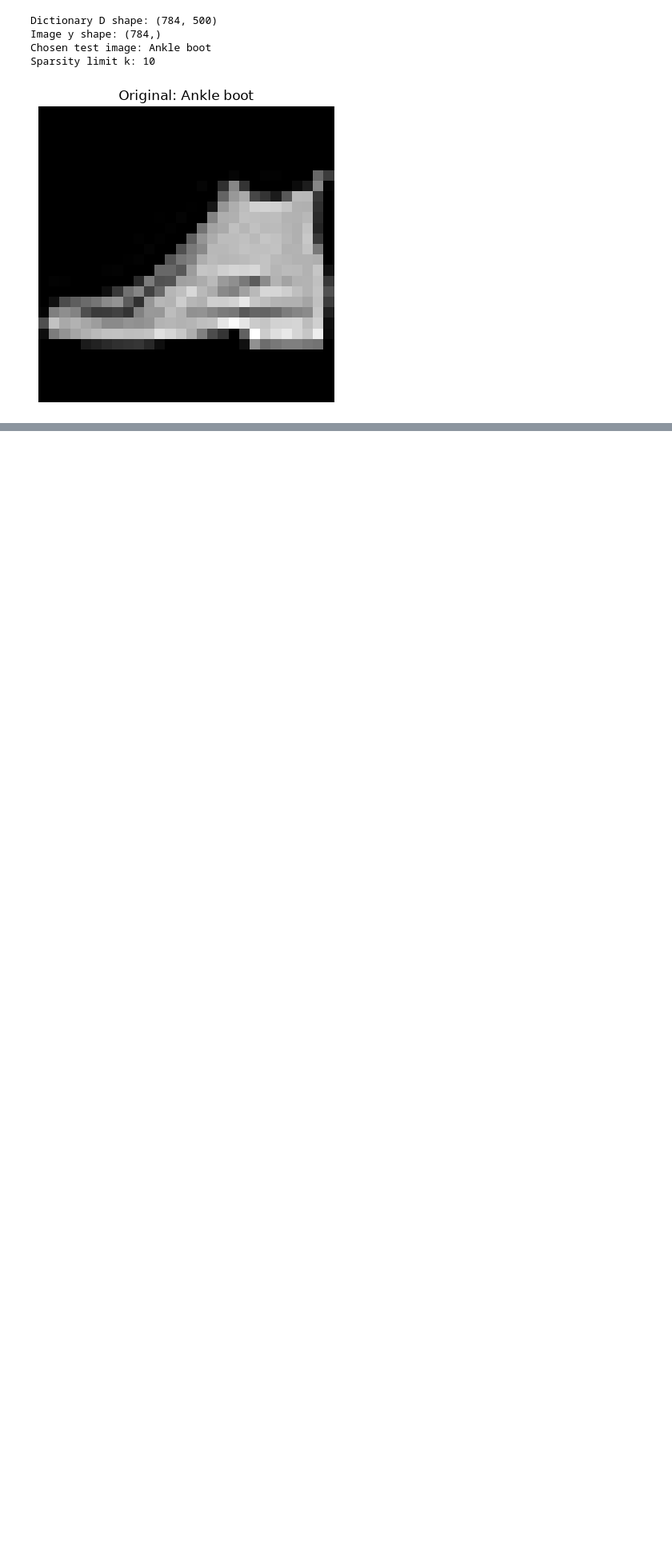
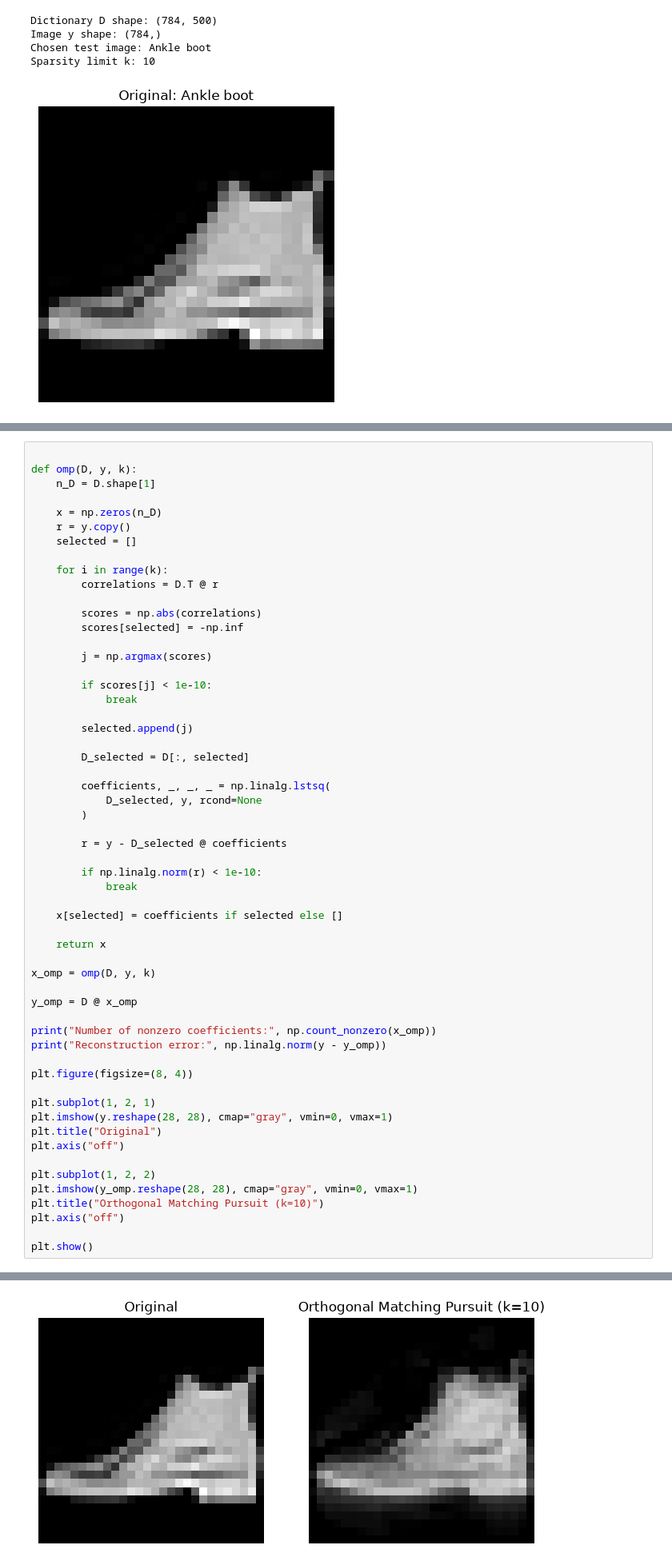
Before and after one commit to rigozu9/Matrix-and-Tensor-Techniques-for-DS, a Jupyter notebook: lab2/lab2.ipynb, the cells around one changed output, grey strips where cells are left out. Shown at 80% size. Drawn from its saved outputs; the diff is of its cells as text; blank space fills up the shorter version.

```diff
--- a/lab2/lab2.ipynb
+++ b/lab2/lab2.ipynb
@@ -343,0 +361,58 @@ def mp(D, y, k):
+# %%
+
+def omp(D, y, k):
+    n_D = D.shape[1]
+
+    x = np.zeros(n_D)
+    r = y.copy()
+    selected = []
+
+    for i in range(k):
+        correlations = D.T @ r
+
+        scores = np.abs(correlations)
+        scores[selected] = -np.inf
+
+        j = np.argmax(scores)
+
+        if scores[j] < 1e-10:
+            break
+
+        selected.append(j)
+
+        D_selected = D[:, selected]
+
+        coefficients, _, _, _ = np.linalg.lstsq(
+            D_selected, y, rcond=None
+        )
+
+        r = y - D_selected @ coefficients
+
+        if np.linalg.norm(r) < 1e-10:
+            break
+
+    x[selected] = coefficients if selected else []
+
+    return x
+
+x_omp = omp(D, y, k)
+
+y_omp = D @ x_omp
+
+print("Number of nonzero coefficients:", np.count_nonzero(x_omp))
+print("Reconstruction error:", np.linalg.norm(y - y_omp))
+
+plt.figure(figsize=(8, 4))
+
+plt.subplot(1, 2, 1)
+plt.imshow(y.reshape(28, 28), cmap="gray", vmin=0, vmax=1)
+plt.title("Original")
+plt.axis("off")
+
+plt.subplot(1, 2, 2)
+plt.imshow(y_omp.reshape(28, 28), cmap="gray", vmin=0, vmax=1)
+plt.title("Orthogonal Matching Pursuit (k=10)")
+plt.axis("off")
+
+plt.show()
+# %% [output]
@@ -343,0 +421 @@ def mp(D, y, k):
+[figure, added]
```
Also changed, not shown: parts of 7 cells of this notebook, 2 other files.
